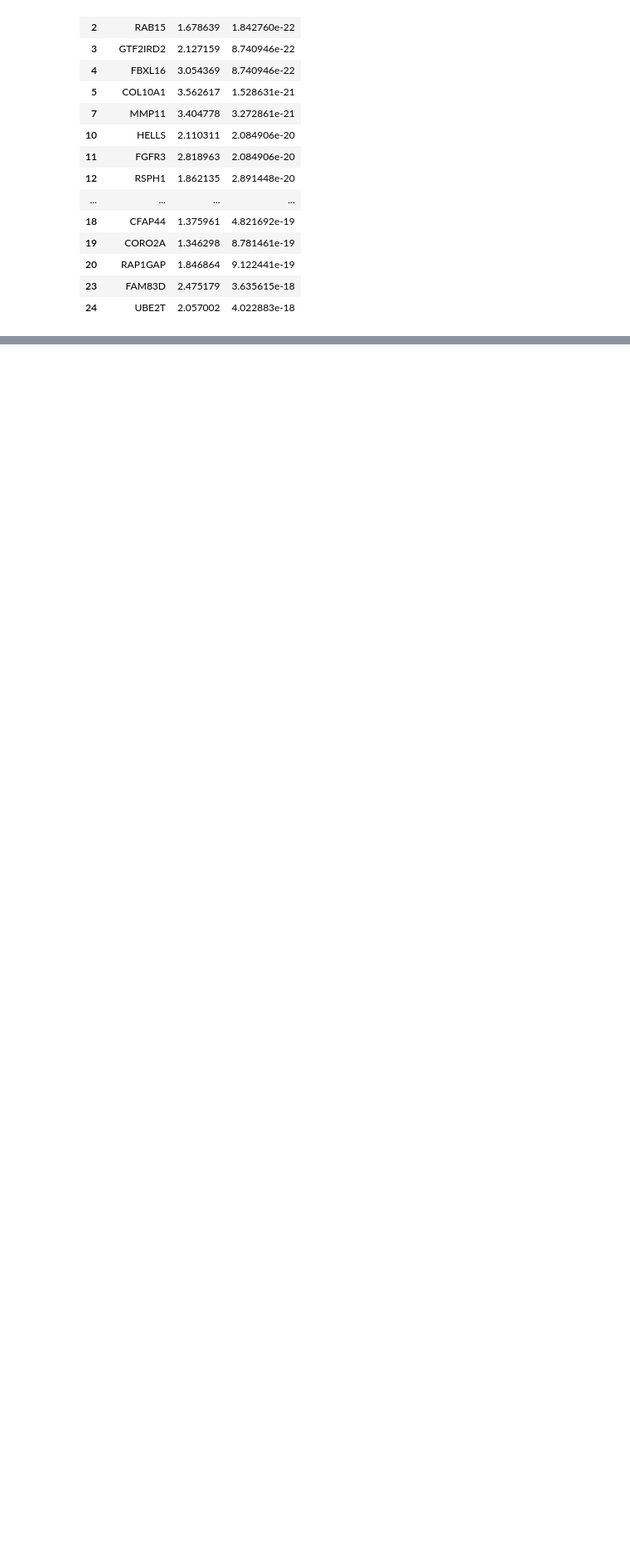
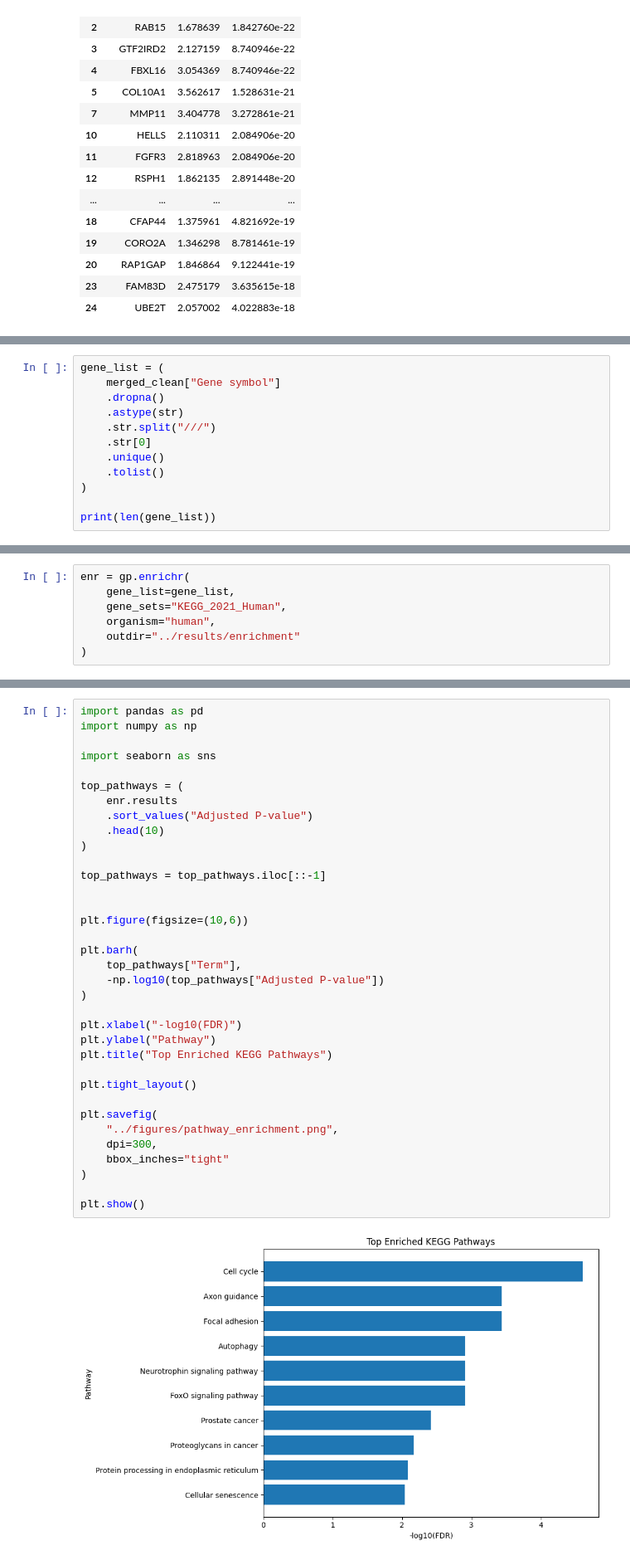
Before and after one commit to himanshutha843-sys/Cancer-gene-expression-Analysis, a Jupyter notebook: notebooks/02_Gene_Annotation_and_Biomarker_Discovery.ipynb, the cells around one changed output, grey strips where cells are left out. Shown at 83% size. Drawn from its saved outputs; the diff is of its cells as text; blank space fills up the shorter version.

Commit message:
Added biomarker discovery and pathway enrichment analysis

```diff
--- a/notebooks/02_Gene_Annotation_and_Biomarker_Discovery.ipynb
+++ b/notebooks/02_Gene_Annotation_and_Biomarker_Discovery.ipynb
@@ -338,0 +347,12 @@ top20[["Gene symbol","logFC","adj_p"]]
+# %%
+gene_list = (
+    merged_clean["Gene symbol"]
+    .dropna()
+    .astype(str)
+    .str.split("///")
+    .str[0]
+    .unique()
+    .tolist()
+)
+
+print(len(gene_list))
@@ -338,0 +367,7 @@ top20[["Gene symbol","logFC","adj_p"]]
+# %%
+enr = gp.enrichr(
+    gene_list=gene_list,
+    gene_sets="KEGG_2021_Human",
+    organism="human",
+    outdir="../results/enrichment"
+)
@@ -338,0 +399,37 @@ top20[["Gene symbol","logFC","adj_p"]]
+# %%
+import pandas as pd
+import numpy as np
+
+import seaborn as sns
+
+top_pathways = (
+    enr.results
+    .sort_values("Adjusted P-value")
+    .head(10)
+)
+
+top_pathways = top_pathways.iloc[::-1]
+
+
+plt.figure(figsize=(10,6))
+
+plt.barh(
+    top_pathways["Term"],
+    -np.log10(top_pathways["Adjusted P-value"])
+)
+
+plt.xlabel("-log10(FDR)")
+plt.ylabel("Pathway")
+plt.title("Top Enriched KEGG Pathways")
+
+plt.tight_layout()
+
+plt.savefig(
+    "../figures/pathway_enrichment.png",
+    dpi=300,
+    bbox_inches="tight"
+)
+
+plt.show()
+# %% [output]
+[figure, added]
```
Also changed, not shown: parts of 6 cells of this notebook, 9 other files.
